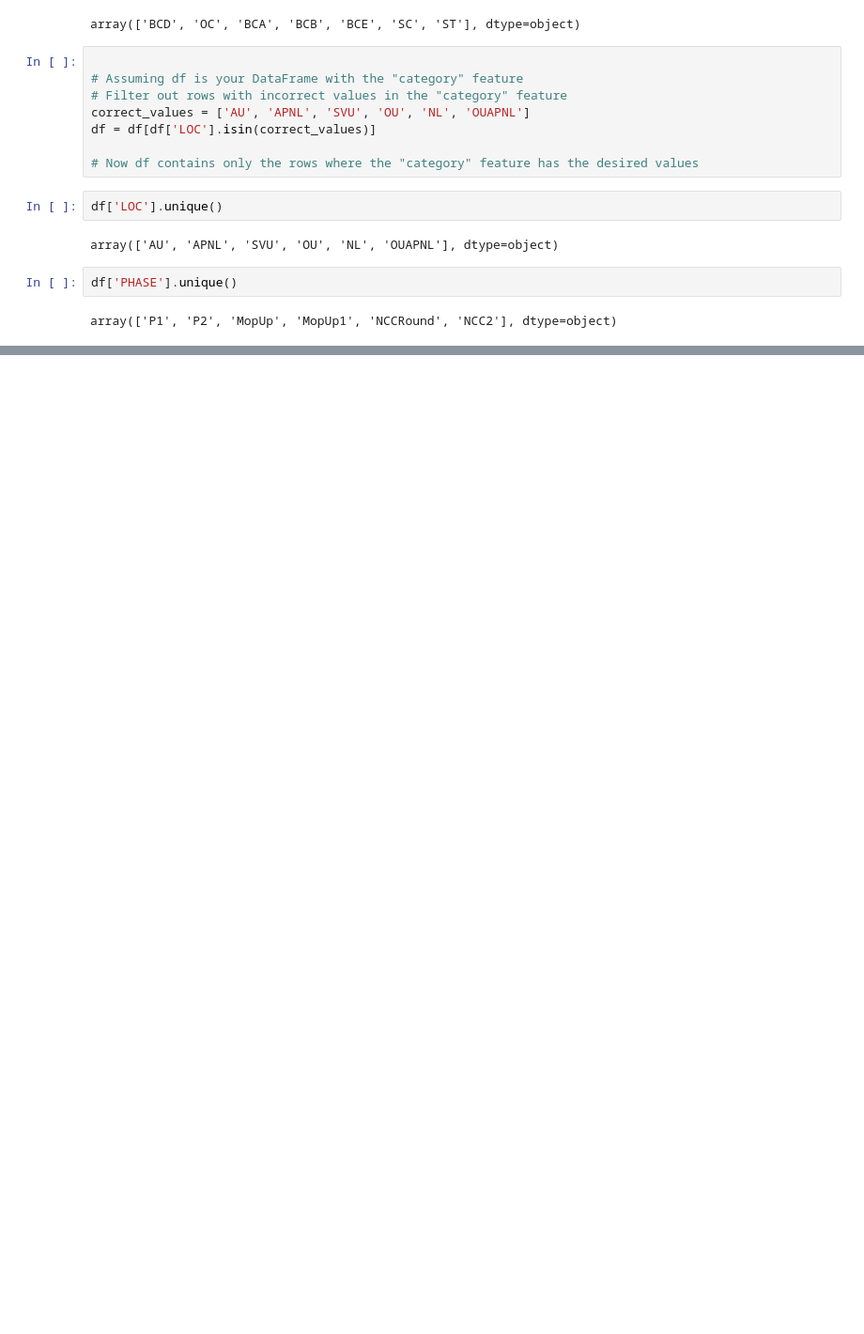
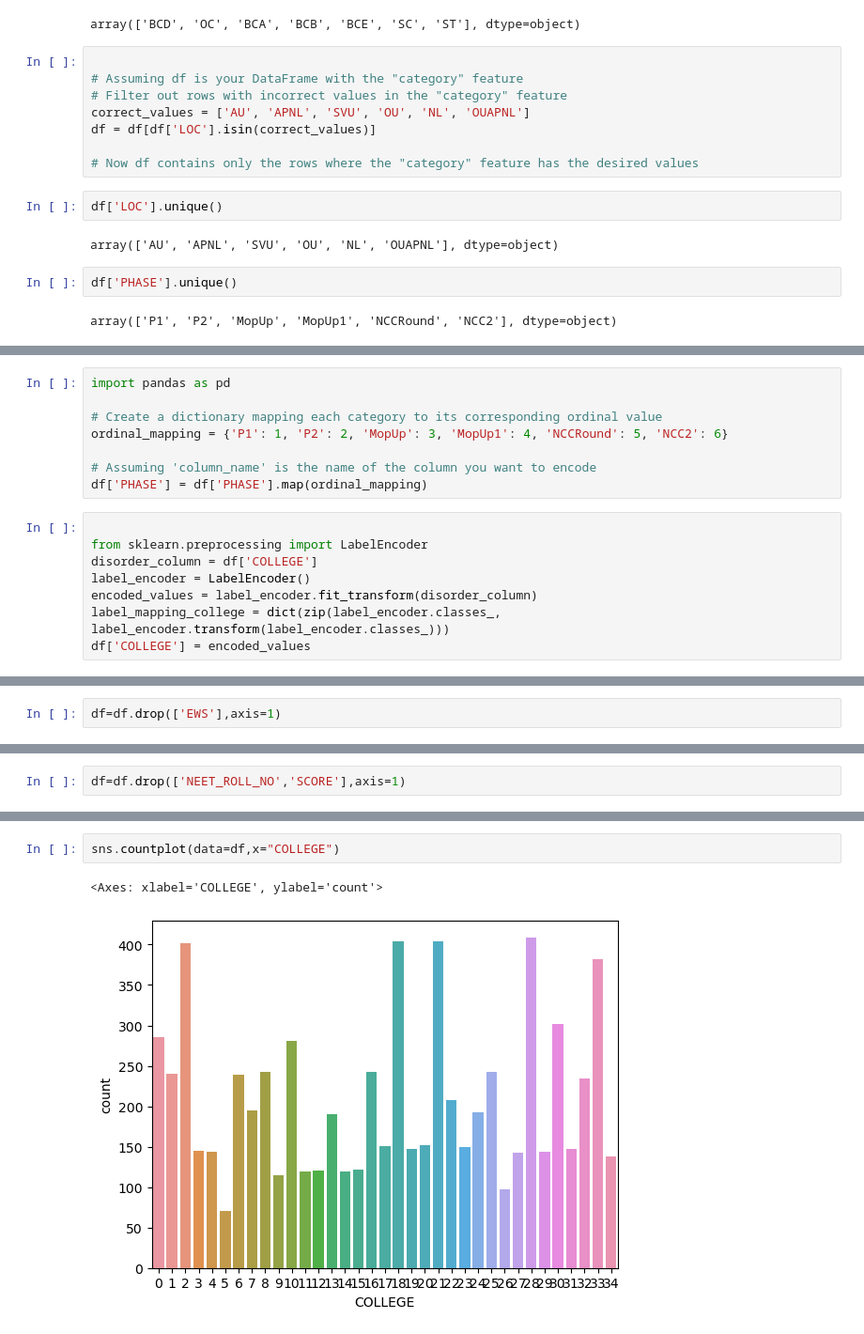
Before and after one commit to namanmuktha/researchpaper2k24, a Jupyter notebook: model.ipynb, the cells around one changed output, grey strips where cells are left out. Shown at 94% size. Saved outputs shown, nothing was run; the diff lists cells and outputs as text; blank space fills up the shorter version.

```diff
--- a/model.ipynb
+++ b/model.ipynb
@@ -74,0 +138,16 @@ array(['P1', 'P2', 'MopUp', 'MopUp1', 'NCCRound', 'NCC2'], dtype=object)
+# %%
+import pandas as pd
+
+# Create a dictionary mapping each category to its corresponding ordinal value
+ordinal_mapping = {'P1': 1, 'P2': 2, 'MopUp': 3, 'MopUp1': 4, 'NCCRound': 5, 'NCC2': 6}
+
+# Assuming 'column_name' is the name of the column you want to encode
+df['PHASE'] = df['PHASE'].map(ordinal_mapping)
+# %%
+
+from sklearn.preprocessing import LabelEncoder
+disorder_column = df['COLLEGE']
+label_encoder = LabelEncoder()
+encoded_values = label_encoder.fit_transform(disorder_column)
+label_mapping_college = dict(zip(label_encoder.classes_, label_encoder.transform(label_encoder.classes_)))
+df['COLLEGE'] = encoded_values
@@ -74,0 +158,2 @@ array(['P1', 'P2', 'MopUp', 'MopUp1', 'NCCRound', 'NCC2'], dtype=object)
+# %%
+df=df.drop(['EWS'],axis=1)
@@ -74,0 +169,2 @@ array(['P1', 'P2', 'MopUp', 'MopUp1', 'NCCRound', 'NCC2'], dtype=object)
+# %%
+df=df.drop(['NEET_ROLL_NO','SCORE'],axis=1)
@@ -74,0 +180,5 @@ array(['P1', 'P2', 'MopUp', 'MopUp1', 'NCCRound', 'NCC2'], dtype=object)
+# %%
+sns.countplot(data=df,x="COLLEGE")
+# %% [output]
+<Axes: xlabel='COLLEGE', ylabel='count'>
+[figure, added]
```
Also changed, not shown: parts of 24 cells of this notebook, 1 other file.
